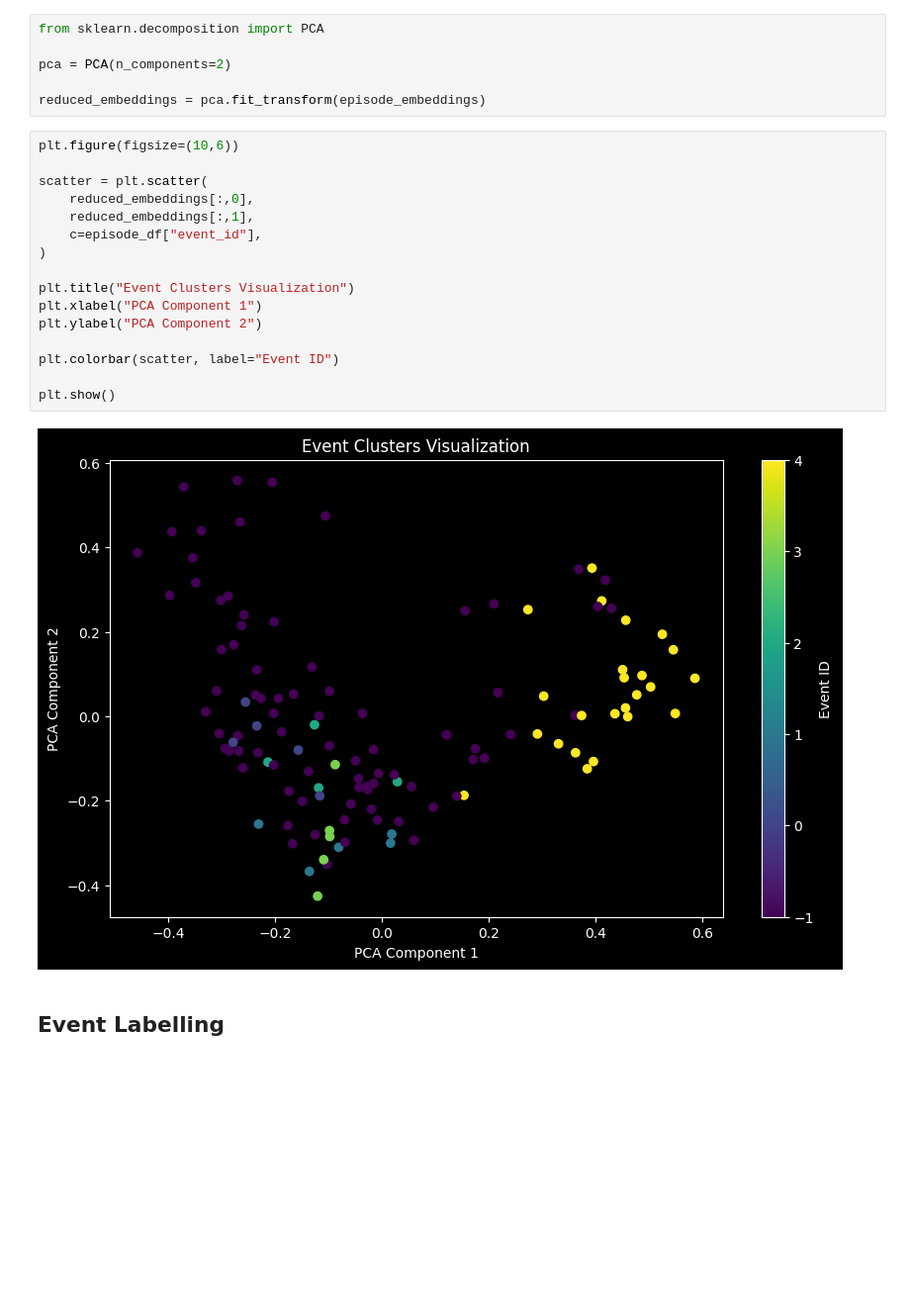
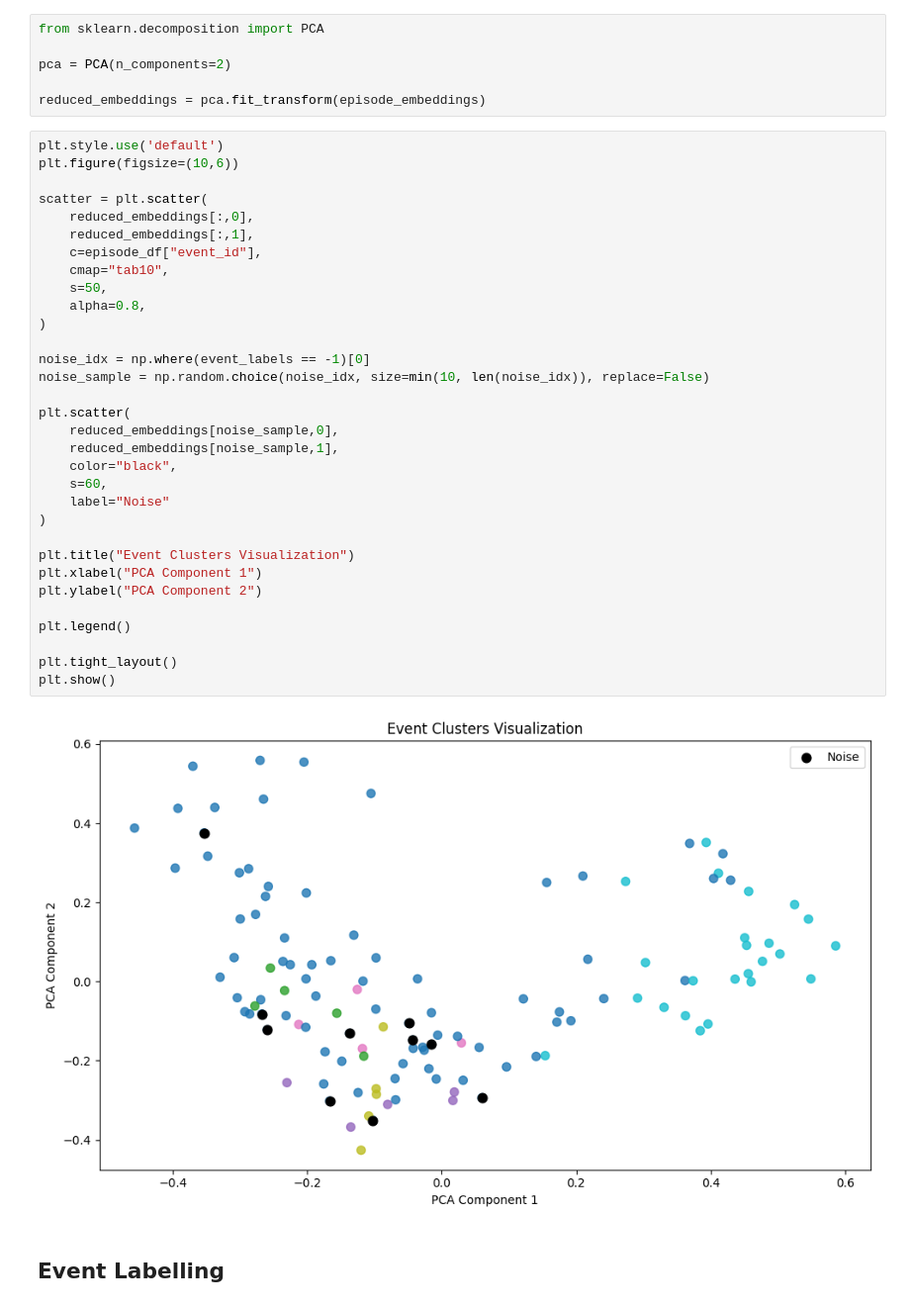
Before and after one commit to gaurav1-9/temporal-topical-sorting, a Jupyter notebook: finalYear/v4.5.2_episodeEventsUnbalanced.ipynb, the cells around one changed output. Shown at 99% size. Saved outputs shown, nothing was run; the diff lists cells and outputs as text; blank space fills up the shorter version.

```diff
--- a/finalYear/v4.5.2_episodeEventsUnbalanced.ipynb
+++ b/finalYear/v4.5.2_episodeEventsUnbalanced.ipynb
@@ -92,23 +92,39 @@ pca = PCA(n_components=2)
 
 reduced_embeddings = pca.fit_transform(episode_embeddings)
 # %%
+plt.style.use('default')
 plt.figure(figsize=(10,6))
 
 scatter = plt.scatter(
     reduced_embeddings[:,0],
     reduced_embeddings[:,1],
     c=episode_df["event_id"],
+    cmap="tab10",
+    s=50,
+    alpha=0.8,
+)
+
+noise_idx = np.where(event_labels == -1)[0]
+noise_sample = np.random.choice(noise_idx, size=min(10, len(noise_idx)), replace=False)
+
+plt.scatter(
+    reduced_embeddings[noise_sample,0],
+    reduced_embeddings[noise_sample,1],
+    color="black",
+    s=60,
+    label="Noise"
 )
 
 plt.title("Event Clusters Visualization")
 plt.xlabel("PCA Component 1")
 plt.ylabel("PCA Component 2")
 
-plt.colorbar(scatter, label="Event ID")
+plt.legend()
 
+plt.tight_layout()
 plt.show()
 # %% [output]
-[figure, old version]
+[figure, new version]
 # %% [markdown]
 ## Event Labelling
 # %%
```
Also changed, not shown: parts of 4 cells of this notebook, 2 other files.
